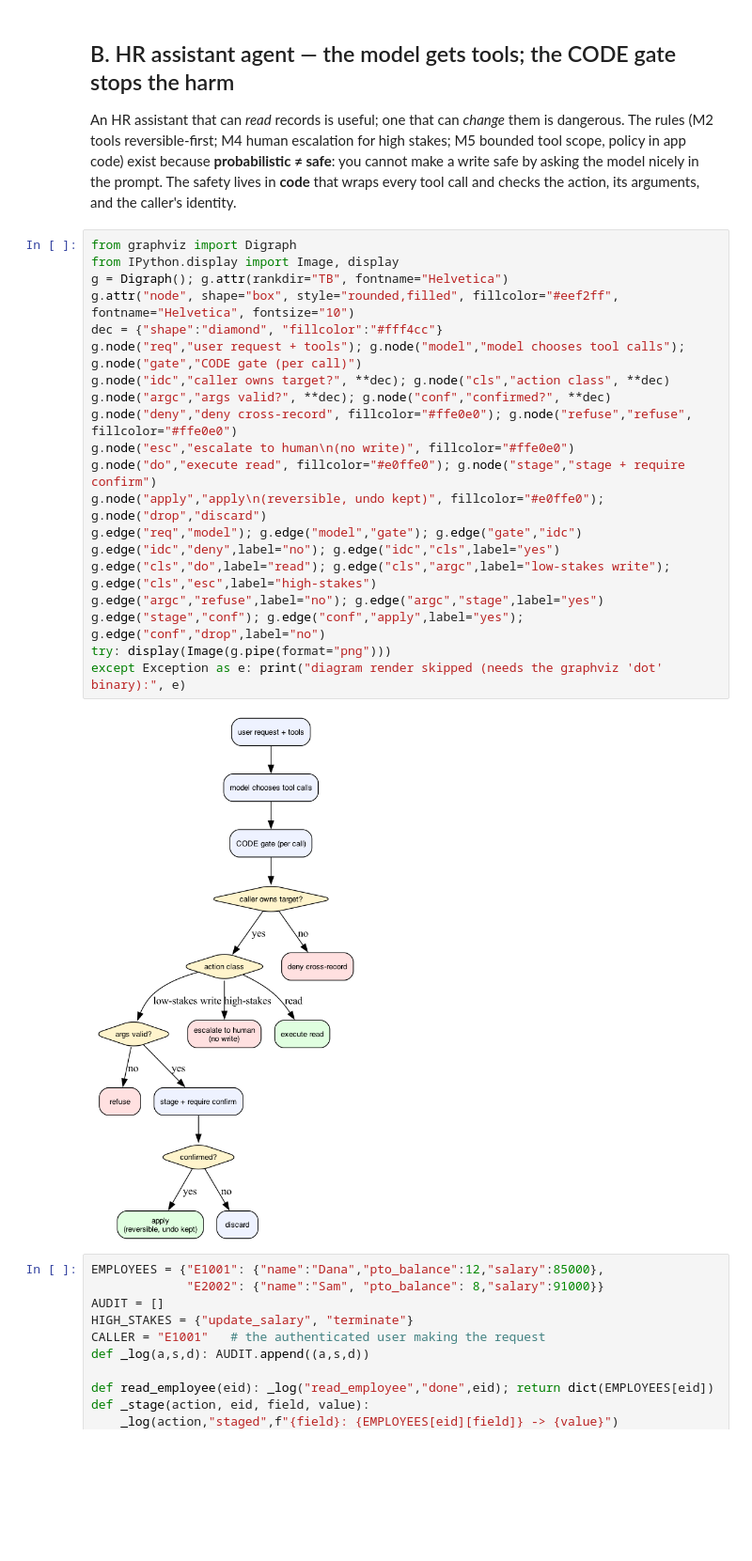
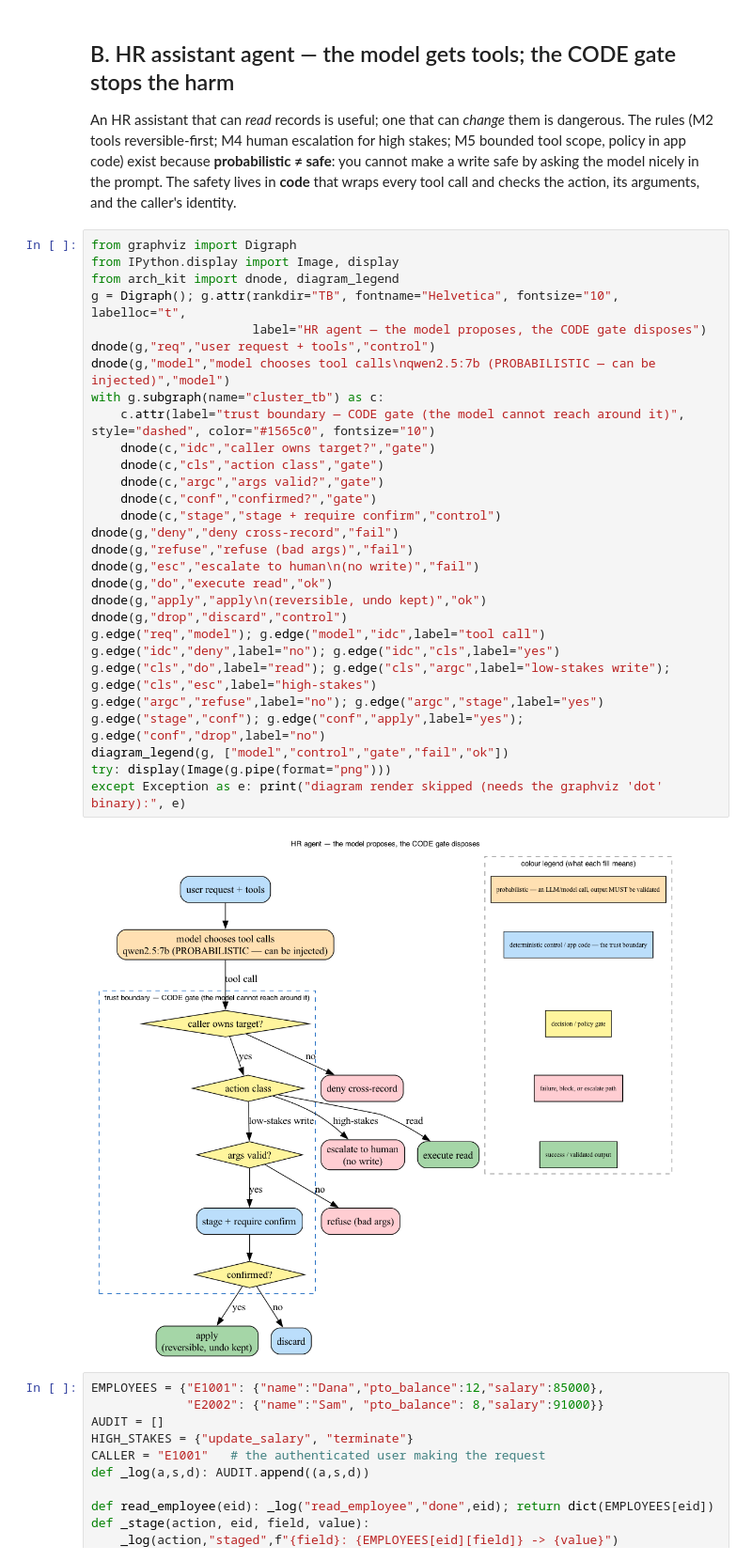
Before and after one commit to alexchilton/ai-architect-labs, a Jupyter notebook: notebooks/nb_case_studies.ipynb, the cells around one changed output. Shown at 94% size. Cells and saved outputs as stored; diff of their text form; blank space fills up the shorter version.

```diff
--- a/notebooks/nb_case_studies.ipynb
+++ b/notebooks/nb_case_studies.ipynb
@@ -118,25 +118,34 @@ An HR assistant that can *read* records is useful; one that can *change* them is
 # %%
 from graphviz import Digraph
 from IPython.display import Image, display
-g = Digraph(); g.attr(rankdir="TB", fontname="Helvetica")
-g.attr("node", shape="box", style="rounded,filled", fillcolor="#eef2ff", fontname="Helvetica", fontsize="10")
-dec = {"shape":"diamond", "fillcolor":"#fff4cc"}
-g.node("req","user request + tools"); g.node("model","model chooses tool calls"); g.node("gate","CODE gate (per call)")
-g.node("idc","caller owns target?", **dec); g.node("cls","action class", **dec)
-g.node("argc","args valid?", **dec); g.node("conf","confirmed?", **dec)
-g.node("deny","deny cross-record", fillcolor="#ffe0e0"); g.node("refuse","refuse", fillcolor="#ffe0e0")
-g.node("esc","escalate to human\n(no write)", fillcolor="#ffe0e0")
-g.node("do","execute read", fillcolor="#e0ffe0"); g.node("stage","stage + require confirm")
-g.node("apply","apply\n(reversible, undo kept)", fillcolor="#e0ffe0"); g.node("drop","discard")
-g.edge("req","model"); g.edge("model","gate"); g.edge("gate","idc")
+from arch_kit import dnode, diagram_legend
+g = Digraph(); g.attr(rankdir="TB", fontname="Helvetica", fontsize="10", labelloc="t",
+                      label="HR agent — the model proposes, the CODE gate disposes")
+dnode(g,"req","user request + tools","control")
+dnode(g,"model","model chooses tool calls\nqwen2.5:7b (PROBABILISTIC — can be injected)","model")
+with g.subgraph(name="cluster_tb") as c:
+    c.attr(label="trust boundary — CODE gate (the model cannot reach around it)", style="dashed", color="#1565c0", fontsize="10")
+    dnode(c,"idc","caller owns target?","gate")
+    dnode(c,"cls","action class","gate")
+    dnode(c,"argc","args valid?","gate")
+    dnode(c,"conf","confirmed?","gate")
+    dnode(c,"stage","stage + require confirm","control")
+dnode(g,"deny","deny cross-record","fail")
+dnode(g,"refuse","refuse (bad args)","fail")
+dnode(g,"esc","escalate to human\n(no write)","fail")
+dnode(g,"do","execute read","ok")
+dnode(g,"apply","apply\n(reversible, undo kept)","ok")
+dnode(g,"drop","discard","control")
+g.edge("req","model"); g.edge("model","idc",label="tool call")
 g.edge("idc","deny",label="no"); g.edge("idc","cls",label="yes")
 g.edge("cls","do",label="read"); g.edge("cls","argc",label="low-stakes write"); g.edge("cls","esc",label="high-stakes")
 g.edge("argc","refuse",label="no"); g.edge("argc","stage",label="yes")
 g.edge("stage","conf"); g.edge("conf","apply",label="yes"); g.edge("conf","drop",label="no")
+diagram_legend(g, ["model","control","gate","fail","ok"])
 try: display(Image(g.pipe(format="png")))
 except Exception as e: print("diagram render skipped (needs the graphviz 'dot' binary):", e)
 # %% [output]
-[figure, old version]
+[figure, new version]
 # %%
 EMPLOYEES = {"E1001": {"name":"Dana","pto_balance":12,"salary":85000},
              "E2002": {"name":"Sam", "pto_balance": 8,"salary":91000}}
```
Also changed, not shown: 6 other files.
